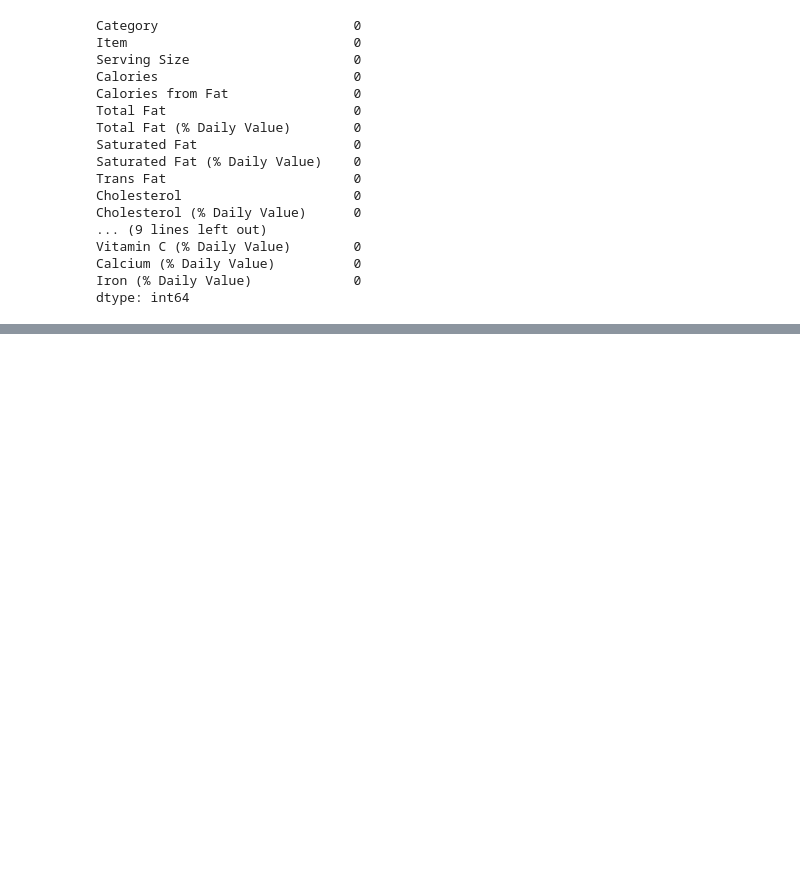
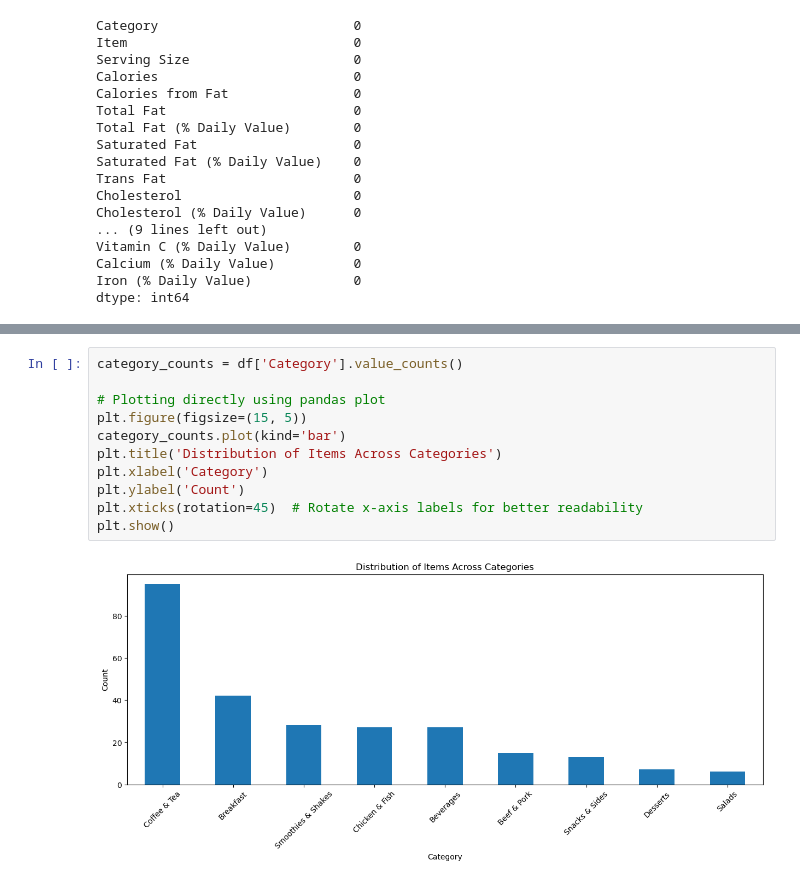
Before and after one commit to Girlingreenn/Retail-Sales-Project, a Jupyter notebook: menu.ipynb, the cells around one changed output, grey strips where cells are left out. Cells and saved outputs as stored; diff of their text form; blank space fills up the shorter version.

```diff
--- a/menu.ipynb
+++ b/menu.ipynb
@@ -63,0 +75,13 @@ dtype: int64
+# %%
+category_counts = df['Category'].value_counts()
+
+# Plotting directly using pandas plot
+plt.figure(figsize=(15, 5))
+category_counts.plot(kind='bar')
+plt.title('Distribution of Items Across Categories')
+plt.xlabel('Category')
+plt.ylabel('Count')
+plt.xticks(rotation=45)  # Rotate x-axis labels for better readability
+plt.show()
+# %% [output]
+[figure, added]
```
Also changed, not shown: parts of 1 cell of this notebook.
